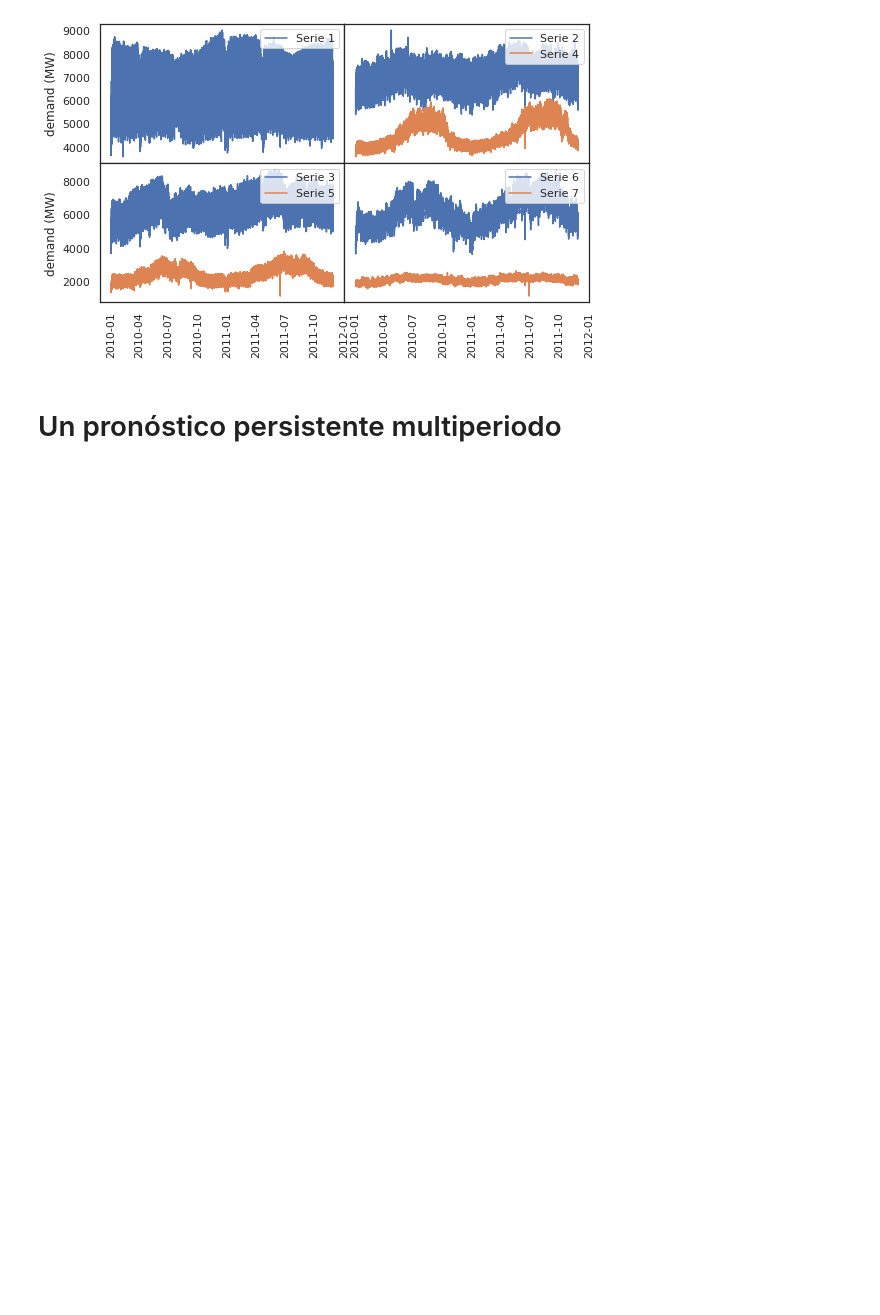
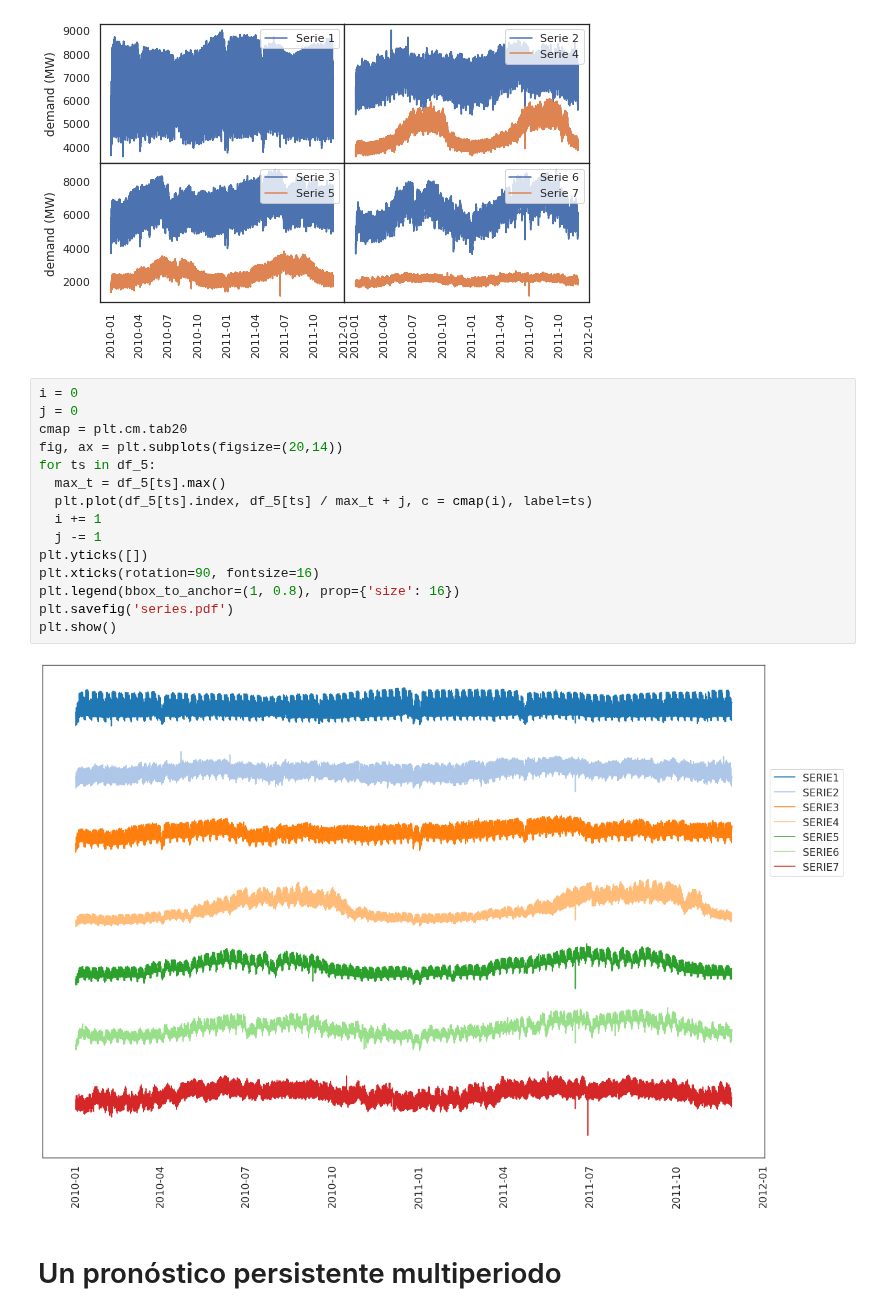
Before and after one commit to urieliram/statistical, a Jupyter notebook: Analog2.ipynb, the cells around one changed output. Drawn from its saved outputs; the diff is of its cells as text; blank space fills up the shorter version.

```diff
--- a/Analog2.ipynb
+++ b/Analog2.ipynb
@@ -729,6 +729,23 @@ plt.show()
 # %% [output]
 [figure]
 [figure]
+# %%
+i = 0
+j = 0
+cmap = plt.cm.tab20
+fig, ax = plt.subplots(figsize=(20,14))
+for ts in df_5:
+  max_t = df_5[ts].max()
+  plt.plot(df_5[ts].index, df_5[ts] / max_t + j, c = cmap(i), label=ts)
+  i += 1
+  j -= 1
+plt.yticks([])
+plt.xticks(rotation=90, fontsize=16)
+plt.legend(bbox_to_anchor=(1, 0.8), prop={'size': 16})
+plt.savefig('series.pdf')
+plt.show()
+# %% [output]
+[figure, added]
 # %% [markdown]
 # Un pronóstico persistente multiperiodo
 # %%
```
Also changed, not shown: parts of 3 cells of this notebook.
